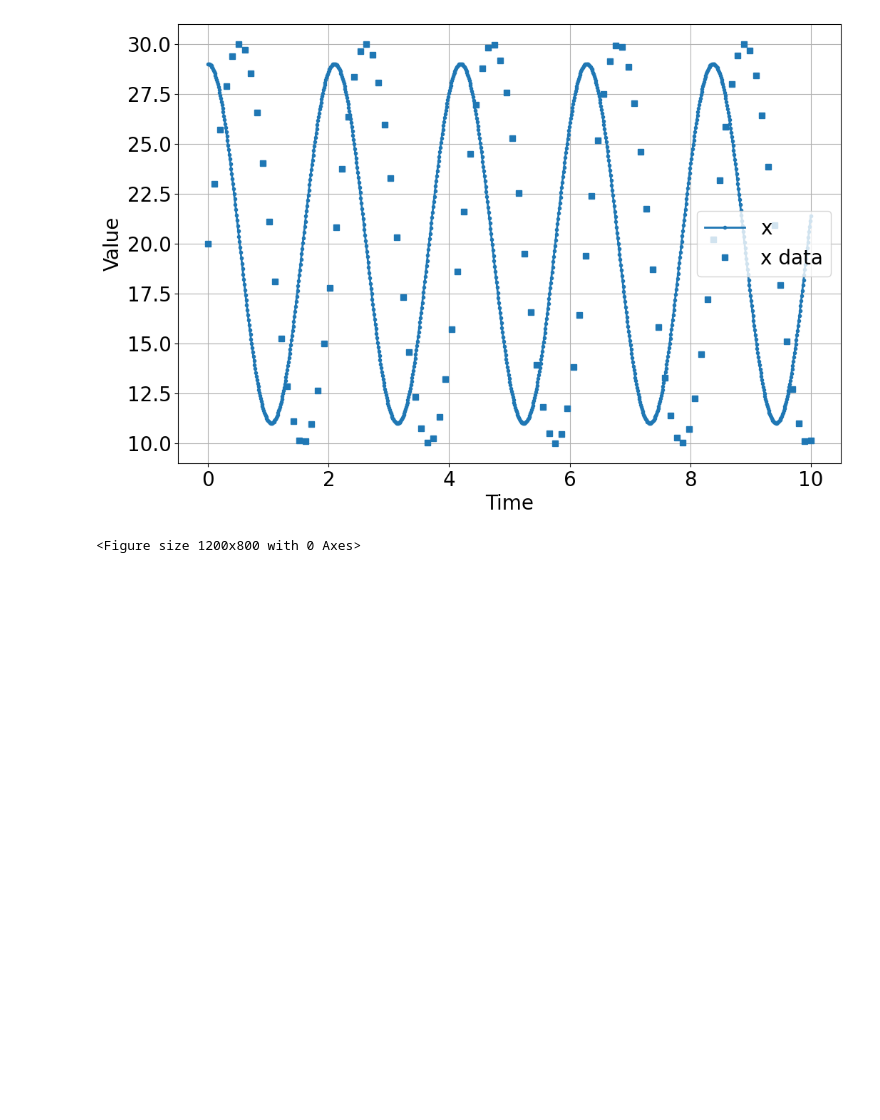
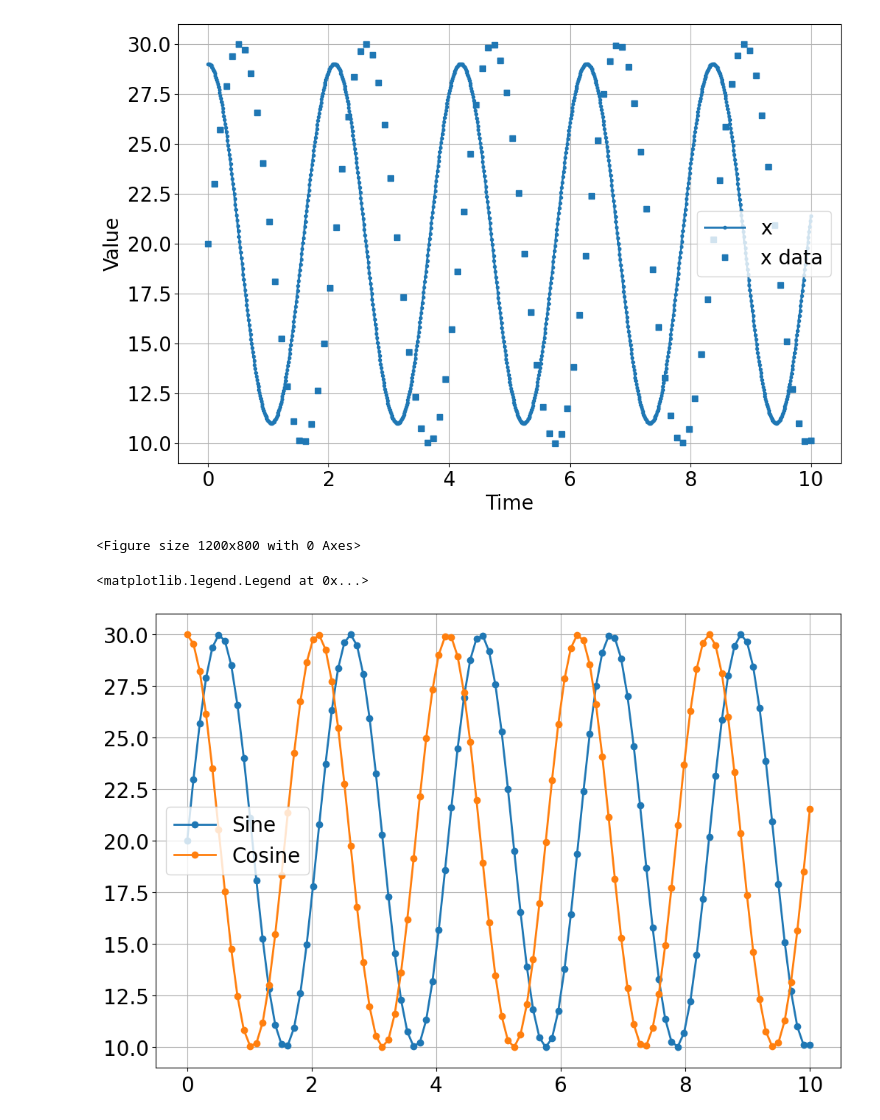
Before and after one commit to bblais/Computer-Programming-for-the-Sciences-Spring-2024, a Jupyter notebook: Sprint #2 - Dynamical Systems and Parameters/2024-02-29 - Misc.ipynb, the cells around one changed output. Drawn from its saved outputs; the diff is of its cells as text; code cells hidden in the pictures; blank space fills up the shorter version.

```diff
--- a/Sprint #2 - Dynamical Systems and Parameters/2024-02-29 - Misc.ipynb
+++ b/Sprint #2 - Dynamical Systems and Parameters/2024-02-29 - Misc.ipynb
@@ -97,3 +97,17 @@ sim.run(10)
 # %% [output]
 [figure]
 <Figure size 1200x800 with 0 Axes>
+# %%
+t_data=linspace(0,10,100)
+y_data=10*sin(3*t_data)+20
+plot(t_data,y_data,'-o',label='Sine')
+
+
+t_data=linspace(0,10,100)
+y_data=10*cos(3*t_data)+20
+plot(t_data,y_data,'-o',label='Cosine')
+
+legend()
+# %% [output]
+<matplotlib.legend.Legend at 0x...>
+[figure, added]
```
Also changed, not shown: 1 other file.
